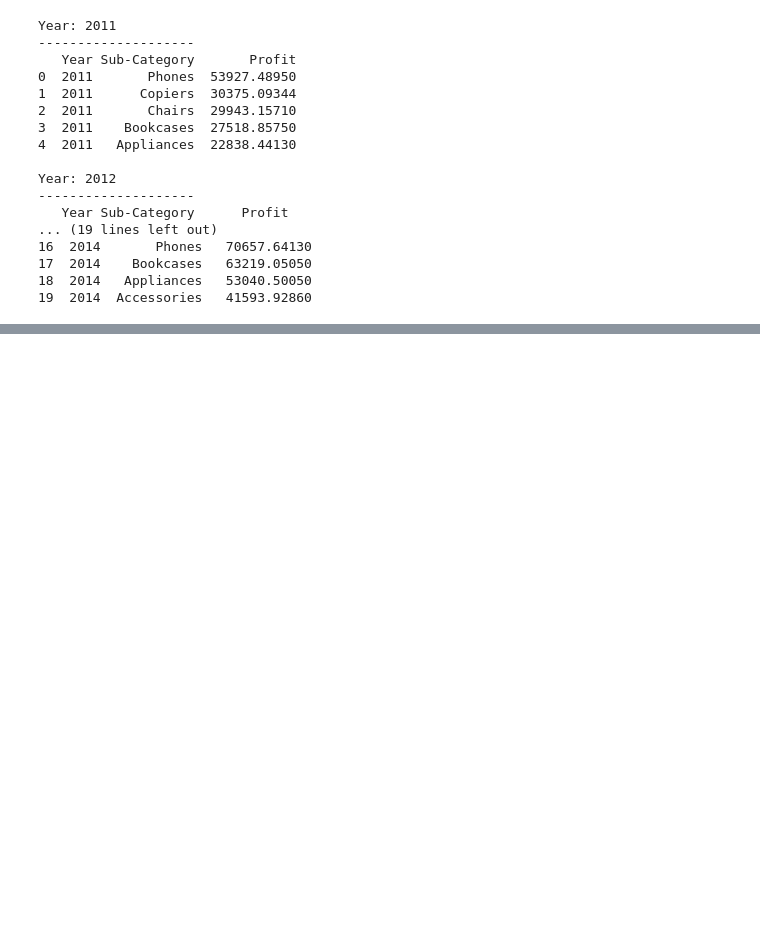
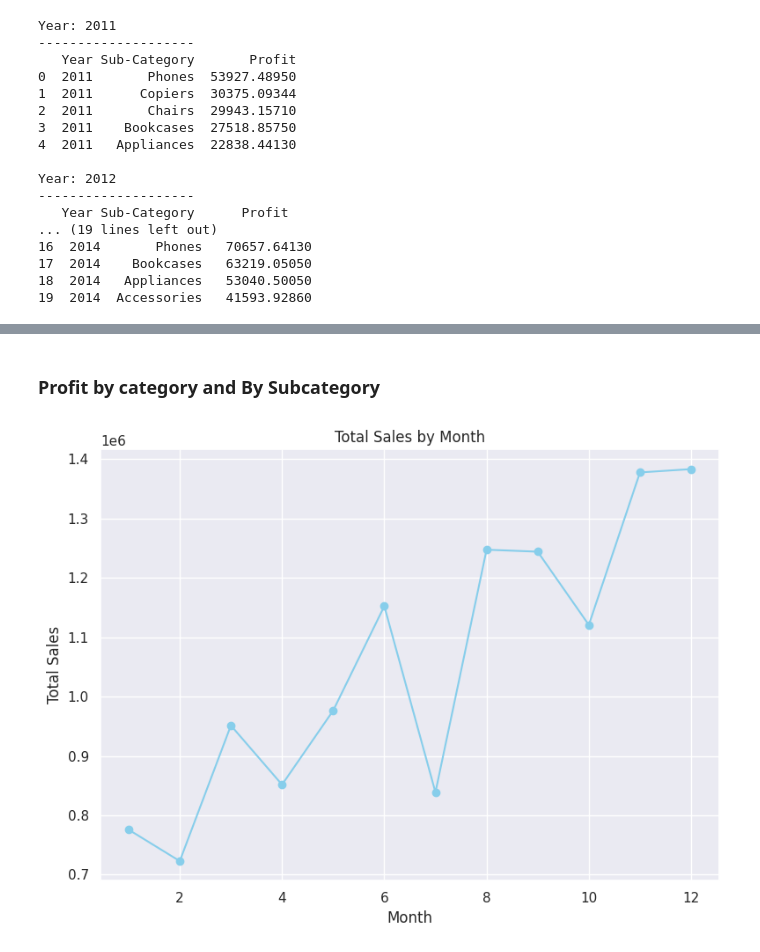
Before and after one commit to jumanewton/KU-Datathon, a Jupyter notebook: datathon.ipynb, the cells around one changed output, grey strips where cells are left out. Saved outputs shown, nothing was run; the diff lists cells and outputs as text; code cells hidden in the pictures; blank space fills up the shorter version.

```diff
--- a/datathon.ipynb
+++ b/datathon.ipynb
@@ -288,0 +407,20 @@ Year: 2012
+# %% [markdown]
+### Profit by category and By Subcategory
+# %%
+#7.    Sales by month? By category? By subcategory?
+
+# the sales by month:
+salesby_month = df1.groupby('month')['Sales'].sum()
+#print(salesby_month)
+
+# Plotting line chart
+plt.figure(figsize=(8, 6))
+salesby_month.plot(kind='line', marker='o', color='skyblue')
+plt.title('Total Sales by Month')
+plt.xlabel('Month')
+plt.ylabel('Total Sales')
+plt.grid(True)  # Add grid lines
+plt.tight_layout()
+plt.show()
+# %% [output]
+[figure, added]
```
Also changed, not shown: parts of 25 cells of this notebook.
